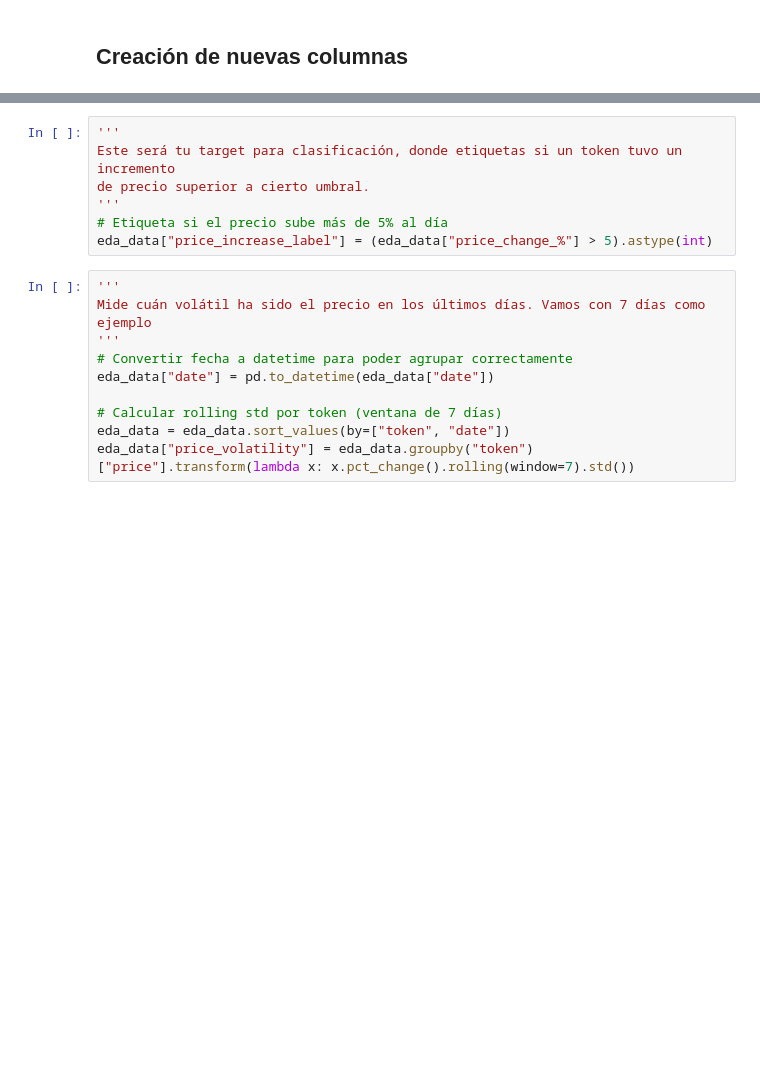
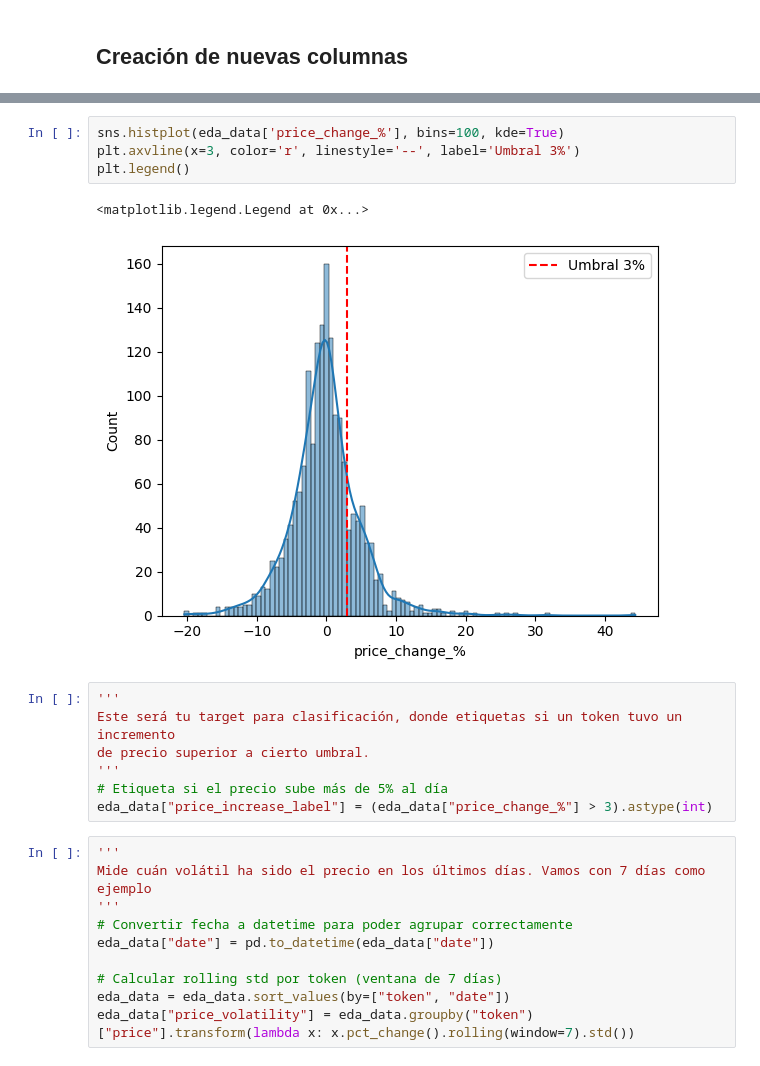
Before and after one commit to Turppie/TP-Machine-Learning, a Jupyter notebook: code/AdquisicionYPreprocesamiento.ipynb, the cells around one changed output, grey strips where cells are left out. Cells and saved outputs as stored; diff of their text form; blank space fills up the shorter version.

```diff
--- a/code/AdquisicionYPreprocesamiento.ipynb
+++ b/code/AdquisicionYPreprocesamiento.ipynb
@@ -449,10 +461,17 @@ Se identificaron fuertes correlaciones entre variables como price, volume, tvl_u
+# %%
+sns.histplot(eda_data['price_change_%'], bins=100, kde=True)
+plt.axvline(x=3, color='r', linestyle='--', label='Umbral 3%')
+plt.legend()
+# %% [output]
+<matplotlib.legend.Legend at 0x...>
+[figure, added]
 # %%
 '''
 Este será tu target para clasificación, donde etiquetas si un token tuvo un incremento
 de precio superior a cierto umbral.
 '''
 # Etiqueta si el precio sube más de 5% al día
-eda_data["price_increase_label"] = (eda_data["price_change_%"] > 5).astype(int)
+eda_data["price_increase_label"] = (eda_data["price_change_%"] > 3).astype(int)
 # %%
 '''
 Mide cuán volátil ha sido el precio en los últimos días. Vamos con 7 días como ejemplo
```
Also changed, not shown: parts of 17 cells of this notebook.
